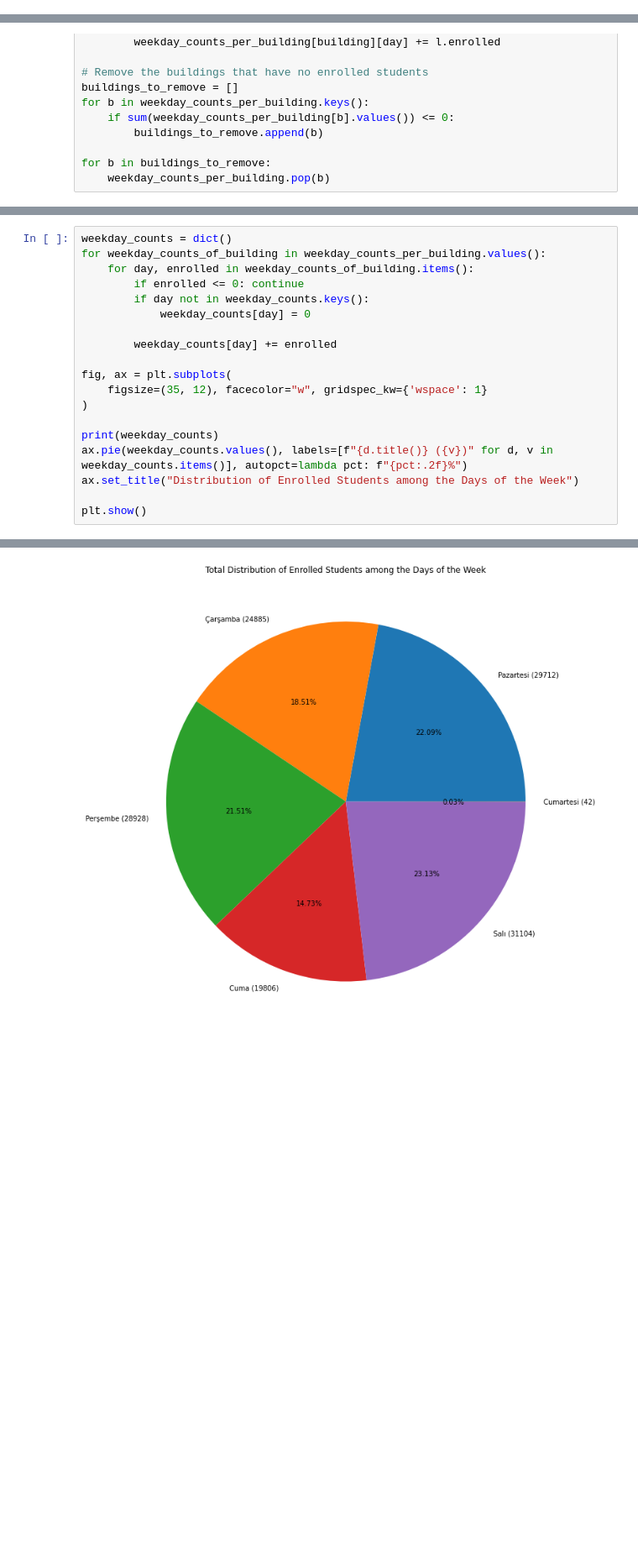
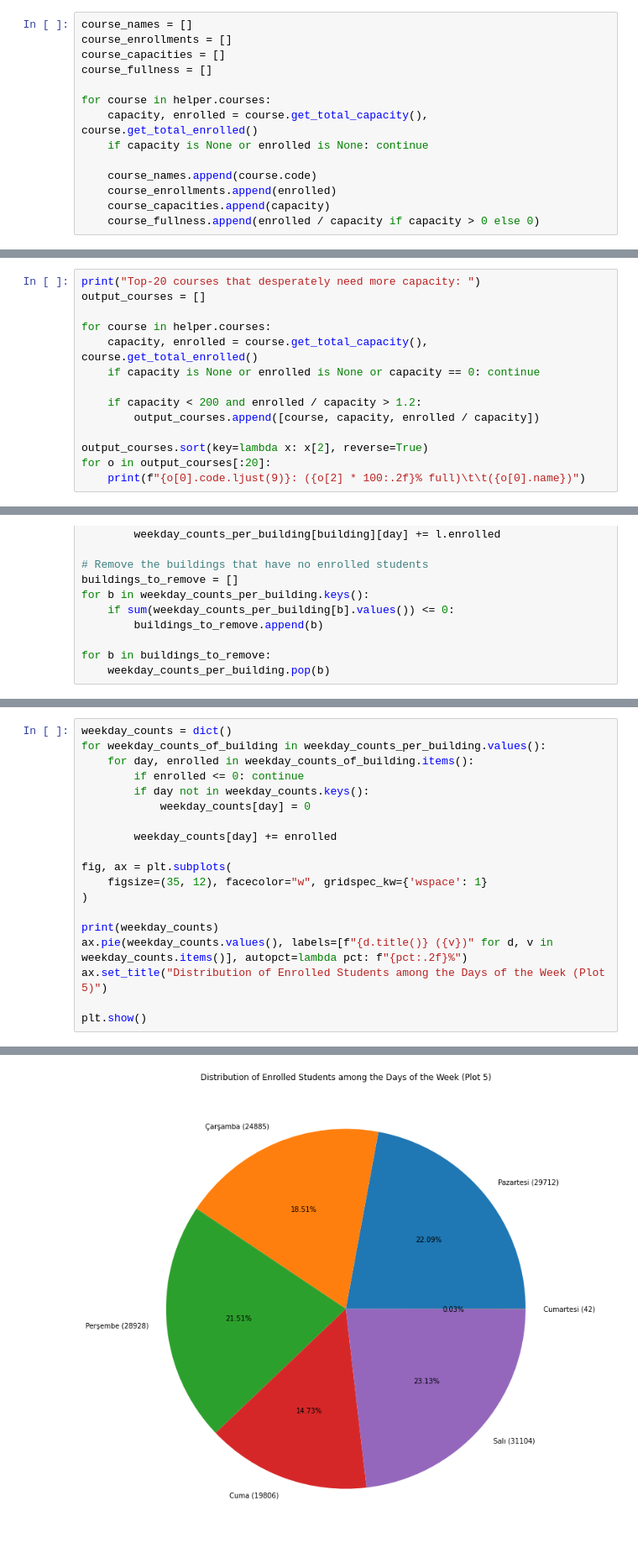
Before and after one commit to AtaTrkgl/yzv-475e-term-project, a Jupyter notebook: src/main.ipynb, the cells around one changed output, grey strips where cells are left out. Shown at 84% size. Saved outputs shown, nothing was run; the diff lists cells and outputs as text; blank space fills up the shorter version.

```diff
--- a/src/main.ipynb
+++ b/src/main.ipynb
@@ -32,0 +32,14 @@ Total number of buildings: 34
+# %%
+course_names = []
+course_enrollments = []
+course_capacities = []
+course_fullness = []
+
+for course in helper.courses:
+    capacity, enrolled = course.get_total_capacity(), course.get_total_enrolled()
+    if capacity is None or enrolled is None: continue
+
+    course_names.append(course.code)
+    course_enrollments.append(enrolled)
+    course_capacities.append(capacity)
+    course_fullness.append(enrolled / capacity if capacity > 0 else 0)
@@ -32,0 +178,14 @@ Total number of buildings: 34
+# %%
+print("Top-20 courses that desperately need more capacity: ")
+output_courses = []
+
+for course in helper.courses:
+    capacity, enrolled = course.get_total_capacity(), course.get_total_enrolled()
+    if capacity is None or enrolled is None or capacity == 0: continue
+
+    if capacity < 200 and enrolled / capacity > 1.2:
+        output_courses.append([course, capacity, enrolled / capacity])
+
+output_courses.sort(key=lambda x: x[2], reverse=True)
+for o in output_courses[:20]:
+    print(f"{o[0].code.ljust(9)}: ({o[2] * 100:.2f}% full)\t\t({o[0].name})")
@@ -74,25 +267,25 @@ plt.show()
 # %%
 weekday_counts = dict()
 for weekday_counts_of_building in weekday_counts_per_building.values():
     for day, enrolled in weekday_counts_of_building.items():
         if enrolled <= 0: continue
         if day not in weekday_counts.keys():
             weekday_counts[day] = 0
 
         weekday_counts[day] += enrolled
 
 fig, ax = plt.subplots(
     figsize=(35, 12), facecolor="w", gridspec_kw={'wspace': 1}
 )
 
 print(weekday_counts)
 ax.pie(weekday_counts.values(), labels=[f"{d.title()} ({v})" for d, v in weekday_counts.items()], autopct=lambda pct: f"{pct:.2f}%")
-ax.set_title("Distribution of Enrolled Students among the Days of the Week")
+ax.set_title("Distribution of Enrolled Students among the Days of the Week (Plot 5)")
 
 plt.show()
 # %% [output]
 {'pazartesi': 29712, 'çarşamba': 24885, 'perşembe': 28928, 'cuma': 19806, 'salı': 31104, 'cumartesi': 42}
-[figure, old version]
+[figure, new version]
 # %%
 
 def get_days_axes(days: list[str]) -> tuple[list[int], list[str]]:
```
Also changed, not shown: parts of 21 cells of this notebook, 1 other file.
